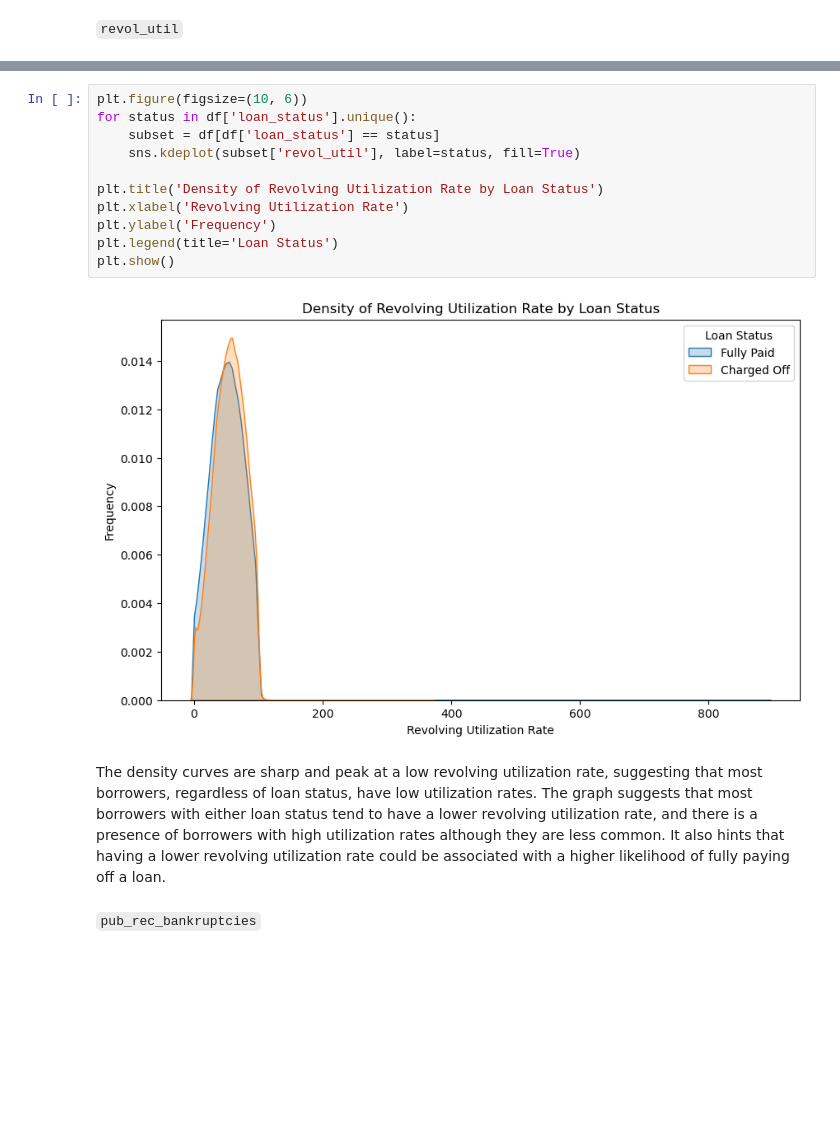
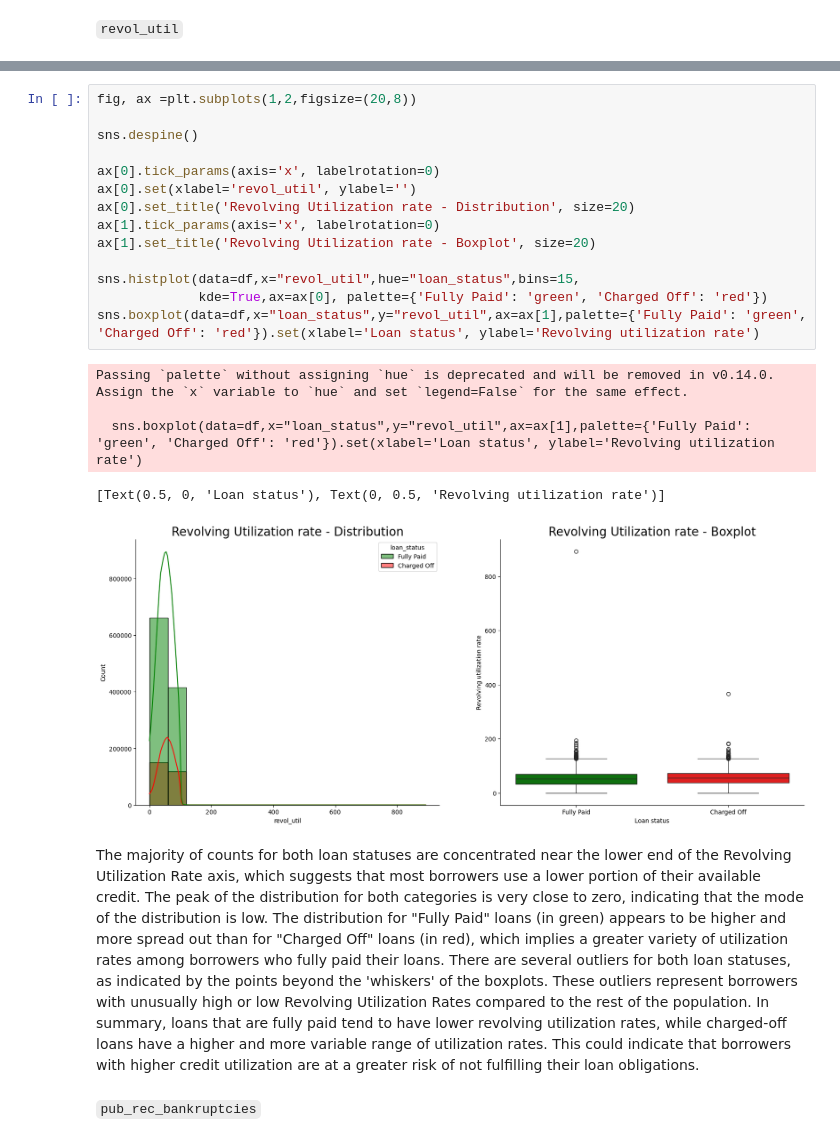
Before and after one commit to roktimsaikia440/Lending-Club-ML, a Jupyter notebook: EDA.ipynb, the cells around one changed output, grey strips where cells are left out. Cells and saved outputs as stored; diff of their text form; blank space fills up the shorter version.

```diff
--- a/EDA.ipynb
+++ b/EDA.ipynb
@@ -648,19 +738,29 @@ It also implies that a shorter credit history is associated with a higher propor
 # %%
-plt.figure(figsize=(10, 6))
-for status in df['loan_status'].unique():
-    subset = df[df['loan_status'] == status]
-    sns.kdeplot(subset['revol_util'], label=status, fill=True)
+fig, ax =plt.subplots(1,2,figsize=(20,8))
 
-plt.title('Density of Revolving Utilization Rate by Loan Status')
-plt.xlabel('Revolving Utilization Rate')
-plt.ylabel('Frequency')
-plt.legend(title='Loan Status')
-plt.show()
+sns.despine()
+
+ax[0].tick_params(axis='x', labelrotation=0)
+ax[0].set(xlabel='revol_util', ylabel='')
+ax[0].set_title('Revolving Utilization rate - Distribution', size=20)
+ax[1].tick_params(axis='x', labelrotation=0)
+ax[1].set_title('Revolving Utilization rate - Boxplot', size=20)
+
+sns.histplot(data=df,x="revol_util",hue="loan_status",bins=15,
+             kde=True,ax=ax[0], palette={'Fully Paid': 'green', 'Charged Off': 'red'})
+sns.boxplot(data=df,x="loan_status",y="revol_util",ax=ax[1],palette={'Fully Paid': 'green', 'Charged Off': 'red'}).set(xlabel='Loan status', ylabel='Revolving utilization rate')
 # %% [output]
+Passing `palette` without assigning `hue` is deprecated and will be removed in v0.14.0. Assign the `x` variable to `hue` and set `legend=False` for the same effect.
+
+  sns.boxplot(data=df,x="loan_status",y="revol_util",ax=ax[1],palette={'Fully Paid': 'green', 'Charged Off': 'red'}).set(xlabel='Loan status', ylabel='Revolving utilization rate')
+[Text(0.5, 0, 'Loan status'), Text(0, 0.5, 'Revolving utilization rate')]
-[figure, old version]
+[figure, new version]
 # %% [markdown]
-The density curves are sharp and peak at a low revolving utilization rate, suggesting that most borrowers, regardless of loan status, have low utilization rates.
-The graph suggests that most borrowers with either loan status tend to have a lower revolving utilization rate, and there is a presence of borrowers with high utilization rates although they are less common. It also hints that having a lower revolving utilization rate could be associated with a higher likelihood of fully paying off a loan.
+The majority of counts for both loan statuses are concentrated near the lower end of the Revolving Utilization Rate axis, which suggests that most borrowers use a lower portion of their available credit.
+The peak of the distribution for both categories is very close to zero, indicating that the mode of the distribution is low.
+The distribution for "Fully Paid" loans (in green) appears to be higher and more spread out than for "Charged Off" loans (in red), which implies a greater variety of utilization rates among borrowers who fully paid their loans.
+There are several outliers for both loan statuses, as indicated by the points beyond the 'whiskers' of the boxplots. These outliers represent borrowers with unusually high or low Revolving Utilization Rates compared to the rest of the population.
+In summary, loans that are fully paid tend to have lower revolving utilization rates, while charged-off loans have a higher and more variable range of utilization rates. This could indicate that borrowers with higher credit utilization are at a greater risk of not fulfilling their loan obligations.
 # %% [markdown]
 `pub_rec_bankruptcies`
 # %%
```
Also changed, not shown: parts of 33 cells of this notebook.
